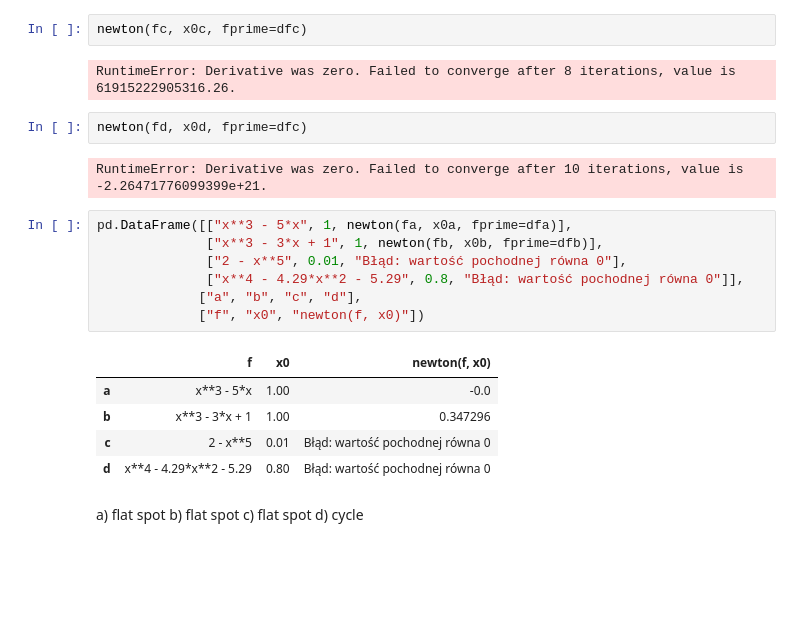
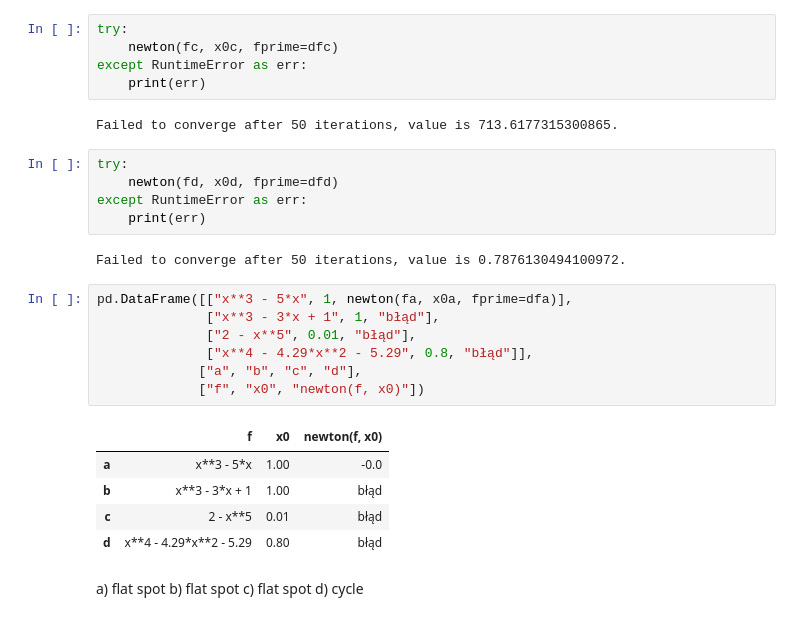
Before and after one commit to lythx/MOWNIT, a Jupyter notebook: lab8/zad1.ipynb, the cells around one changed output. Cells and saved outputs as stored; diff of their text form; blank space fills up the shorter version.

```diff
--- a/lab8/zad1.ipynb
+++ b/lab8/zad1.ipynb
@@ -23,24 +28,30 @@ dfd = lambda x: derivative(fa, x).df
 # %%
-newton(fc, x0c, fprime=dfc)
+try:
+    newton(fc, x0c, fprime=dfc)
+except RuntimeError as err:
+    print(err)
 # %% [output]
-RuntimeError: Derivative was zero. Failed to converge after 8 iterations, value is 61915222905316.26.
+Failed to converge after 50 iterations, value is 713.6177315300865.
 # %%
-newton(fd, x0d, fprime=dfc)
+try:
+    newton(fd, x0d, fprime=dfd)
+except RuntimeError as err:
+    print(err)
 # %% [output]
-RuntimeError: Derivative was zero. Failed to converge after 10 iterations, value is -2.26471776099399e+21.
+Failed to converge after 50 iterations, value is 0.7876130494100972.
 # %%
 pd.DataFrame([["x**3 - 5*x", 1, newton(fa, x0a, fprime=dfa)],
-              ["x**3 - 3*x + 1", 1, newton(fb, x0b, fprime=dfb)],
-              ["2 - x**5", 0.01, "Błąd: wartość pochodnej równa 0"],
-              ["x**4 - 4.29*x**2 - 5.29", 0.8, "Błąd: wartość pochodnej równa 0"]],
+              ["x**3 - 3*x + 1", 1, "błąd"],
+              ["2 - x**5", 0.01, "błąd"],
+              ["x**4 - 4.29*x**2 - 5.29", 0.8, "błąd"]],
              ["a", "b", "c", "d"],
              ["f", "x0", "newton(f, x0)"])
 # %% [output]
 |  | f | x0 | newton(f, x0) |
 | a | x**3 - 5*x | 1.00 | -0.0 |
-| b | x**3 - 3*x + 1 | 1.00 | 0.347296 |
-| c | 2 - x**5 | 0.01 | Błąd: wartość pochodnej równa 0 |
-| d | x**4 - 4.29*x**2 - 5.29 | 0.80 | Błąd: wartość pochodnej równa 0 |
+| b | x**3 - 3*x + 1 | 1.00 | błąd |
+| c | 2 - x**5 | 0.01 | błąd |
+| d | x**4 - 4.29*x**2 - 5.29 | 0.80 | błąd |
 # %% [markdown]
 a) flat spot
 b) flat spot
```
Also changed, not shown: parts of 4 cells of this notebook, 1 other file.
